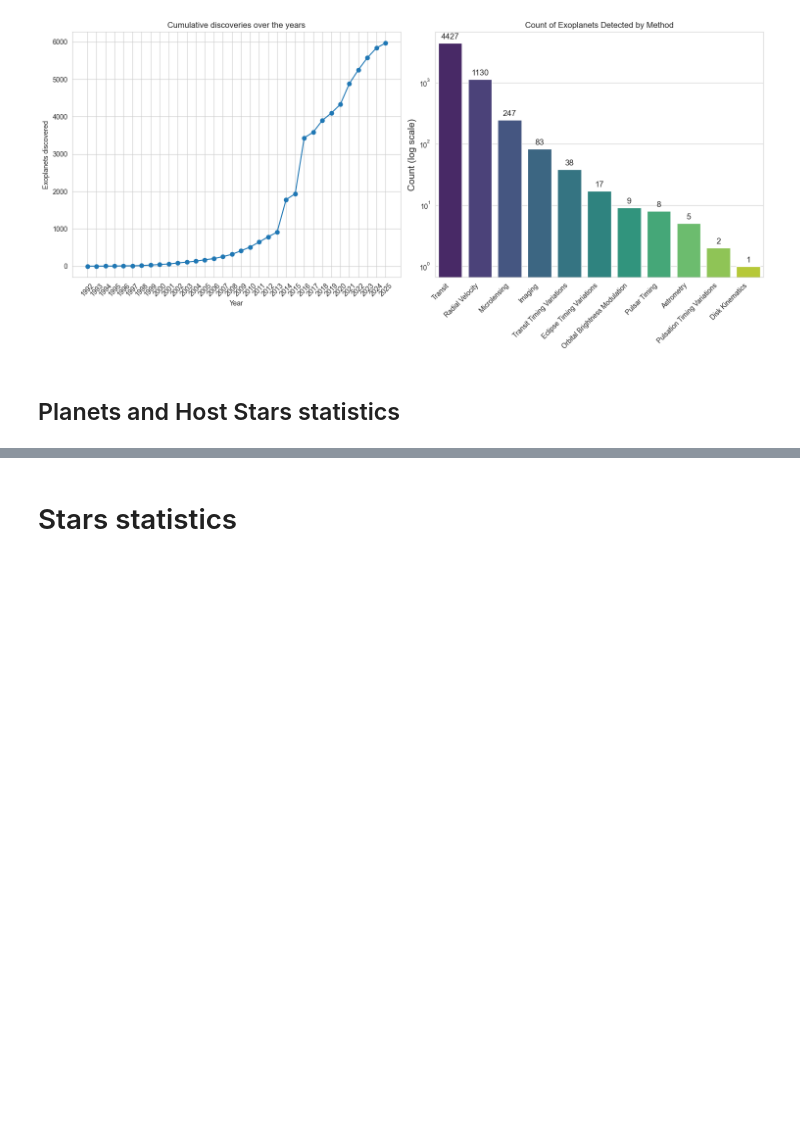
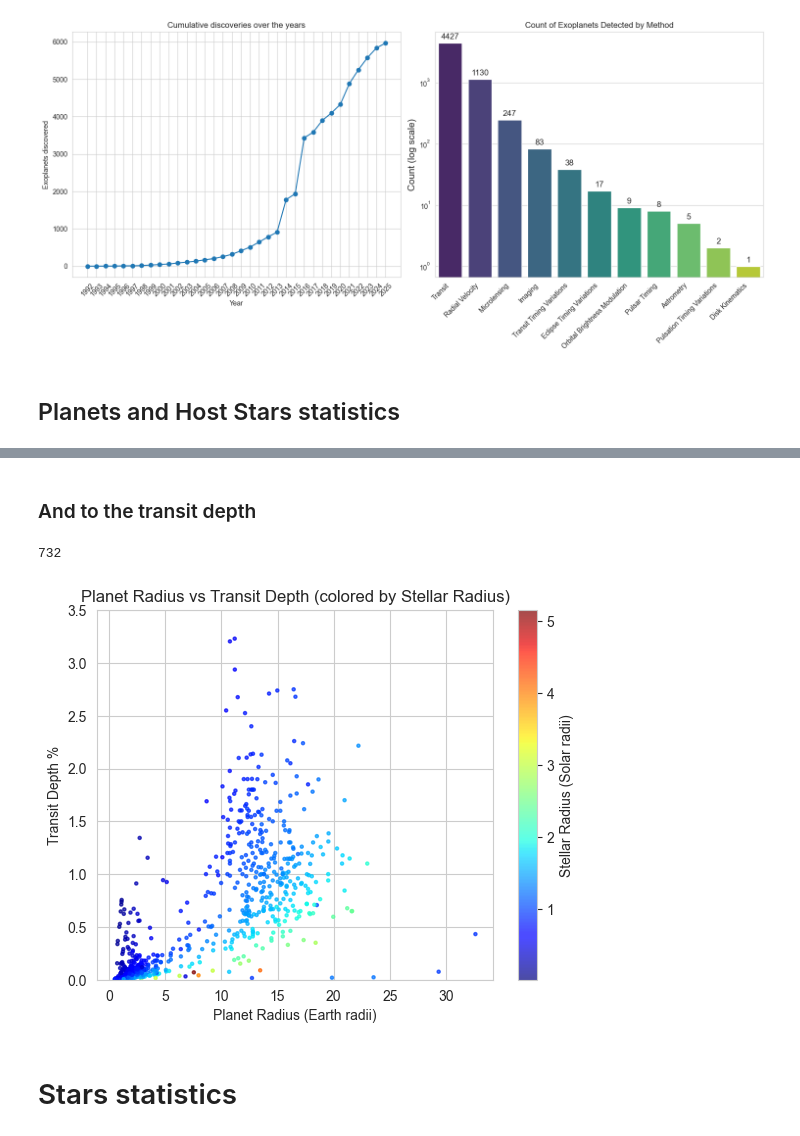
Before and after one commit to sechlol/exo-finder, a Jupyter notebook: exo_finder/eda/1_exoplanets_dataset_exploration.ipynb, the cells around one changed output, grey strips where cells are left out. Cells and saved outputs as stored; diff of their text form; code cells hidden in the pictures; blank space fills up the shorter version.

```diff
--- a/exo_finder/eda/1_exoplanets_dataset_exploration.ipynb
+++ b/exo_finder/eda/1_exoplanets_dataset_exploration.ipynb
@@ -111,3 +122,15 @@ px.scatter(exo_df, x="pl_orbper", y="pl_rade", log_y=True, log_x=True, title="Pl
+# %% [markdown]
+### And to the transit depth
+# %%
+from exo_finder.visualization.planet_stars_plotting import plot_transit_depth
+
+period_depth = exo_df[["pl_rade", "pl_trandep", "st_rad"]].dropna()
+print(len(period_depth))
+
+plot_transit_depth(pl_radius=period_depth.iloc[:, 0], transit_depth=period_depth.iloc[:, 1], stellar_radius=period_depth.iloc[:, 2])
+# %% [output]
+732
+[figure, added]
 # %% [markdown]
 # Stars statistics
 # %%
```
Also changed, not shown: parts of 3 cells of this notebook, 15 other files.
